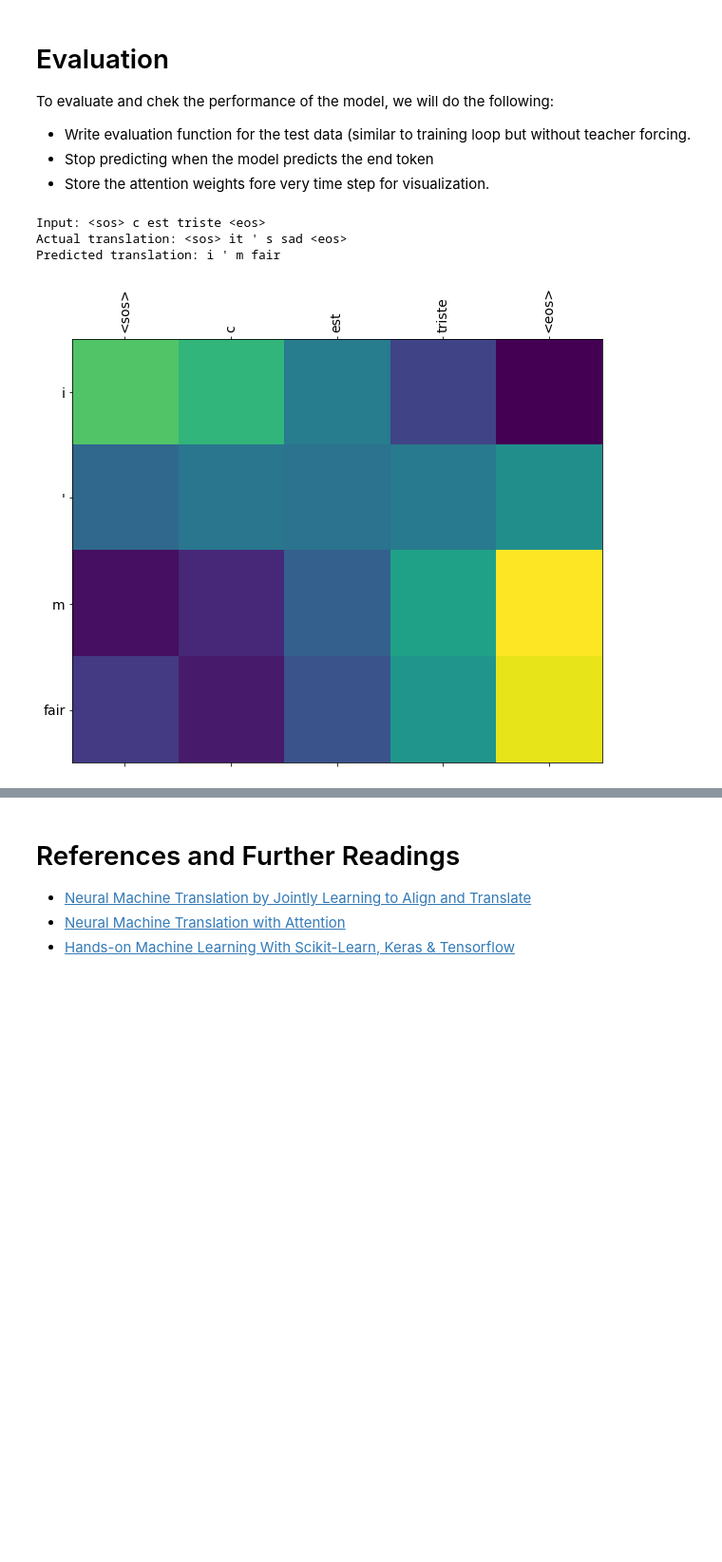
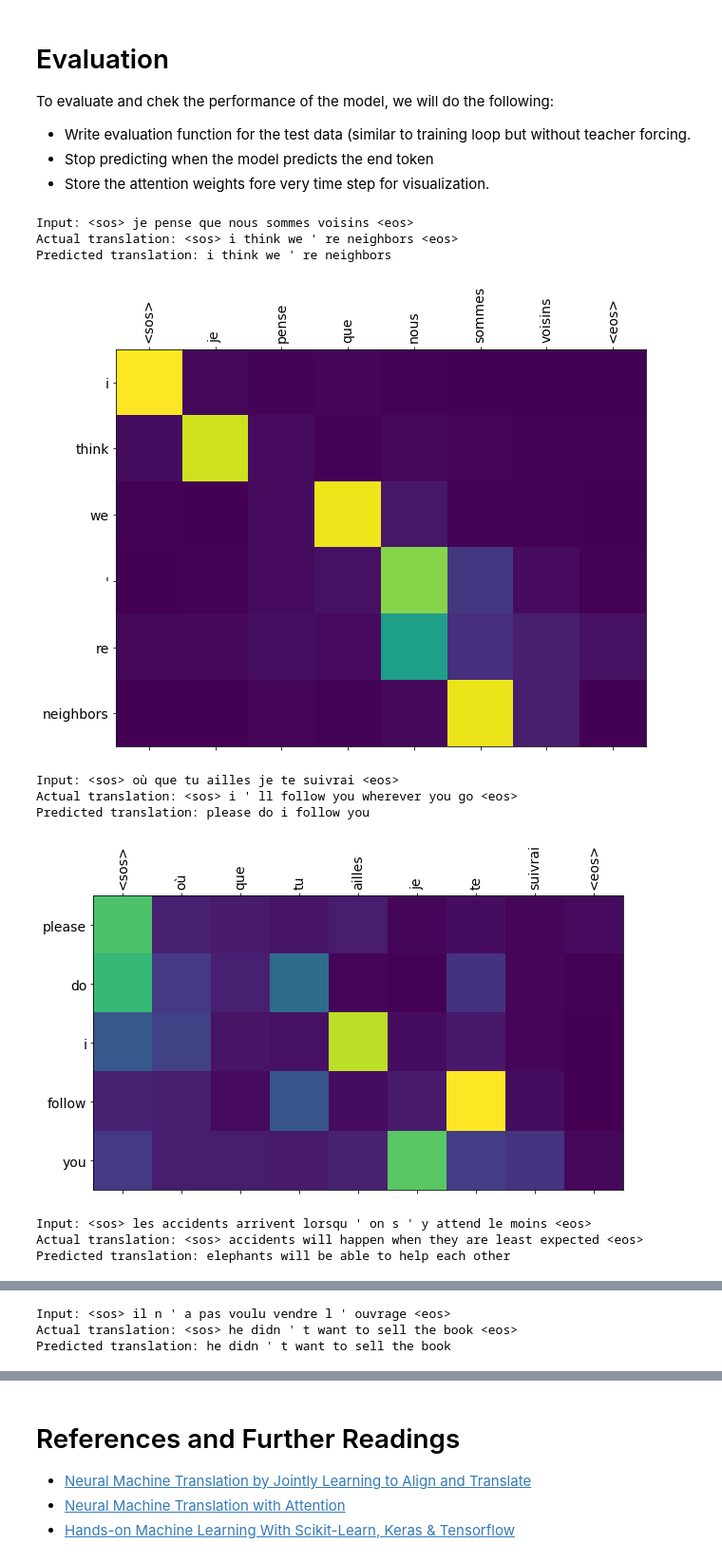
Before and after one commit to uzi0espil/research-papers-implementation, a Jupyter notebook: Effective Approaches to Attention-based Neural Machine Translation/run.ipynb, the cells around one changed output, grey strips where cells are left out. Shown at 95% size. Cells and saved outputs as stored; diff of their text form; code cells hidden in the pictures; blank space fills up the shorter version.

```diff
--- a/Effective Approaches to Attention-based Neural Machine Translation/run.ipynb
+++ b/Effective Approaches to Attention-based Neural Machine Translation/run.ipynb
@@ -289,10 +307,17 @@ def translate(X, y):
     attention_plot = attention_plot[:len(result.split(' ')), :len(sentence.split(' '))]
     plot_attention(attention_plot, sentence.split(' '), result.split(' '))
 # %%
-for X, y in test_set.take(1):
+for X, y in test_set.take(5):
     translate(X, y)
 # %% [output]
-Input: <sos> c est triste <eos>
-Actual translation: <sos> it ' s sad <eos>
-Predicted translation: i ' m fair
+Input: <sos> je pense que nous sommes voisins <eos>
+Actual translation: <sos> i think we ' re neighbors <eos>
+Predicted translation: i think we ' re neighbors
-[figure, old version]
+[figure, new version]
+Input: <sos> où que tu ailles je te suivrai <eos>
+Actual translation: <sos> i ' ll follow you wherever you go <eos>
+Predicted translation: please do i follow you
+[figure, added]
+Input: <sos> les accidents arrivent lorsqu ' on s ' y attend le moins <eos>
+Actual translation: <sos> accidents will happen when they are least expected <eos>
+Predicted translation: elephants will be able to help each other
@@ -298,0 +325,3 @@ Predicted translation: i ' m fair
+Input: <sos> il n ' a pas voulu vendre l ' ouvrage <eos>
+Actual translation: <sos> he didn ' t want to sell the book <eos>
+Predicted translation: he didn ' t want to sell the book
```
Also changed, not shown: parts of 4 cells of this notebook.
